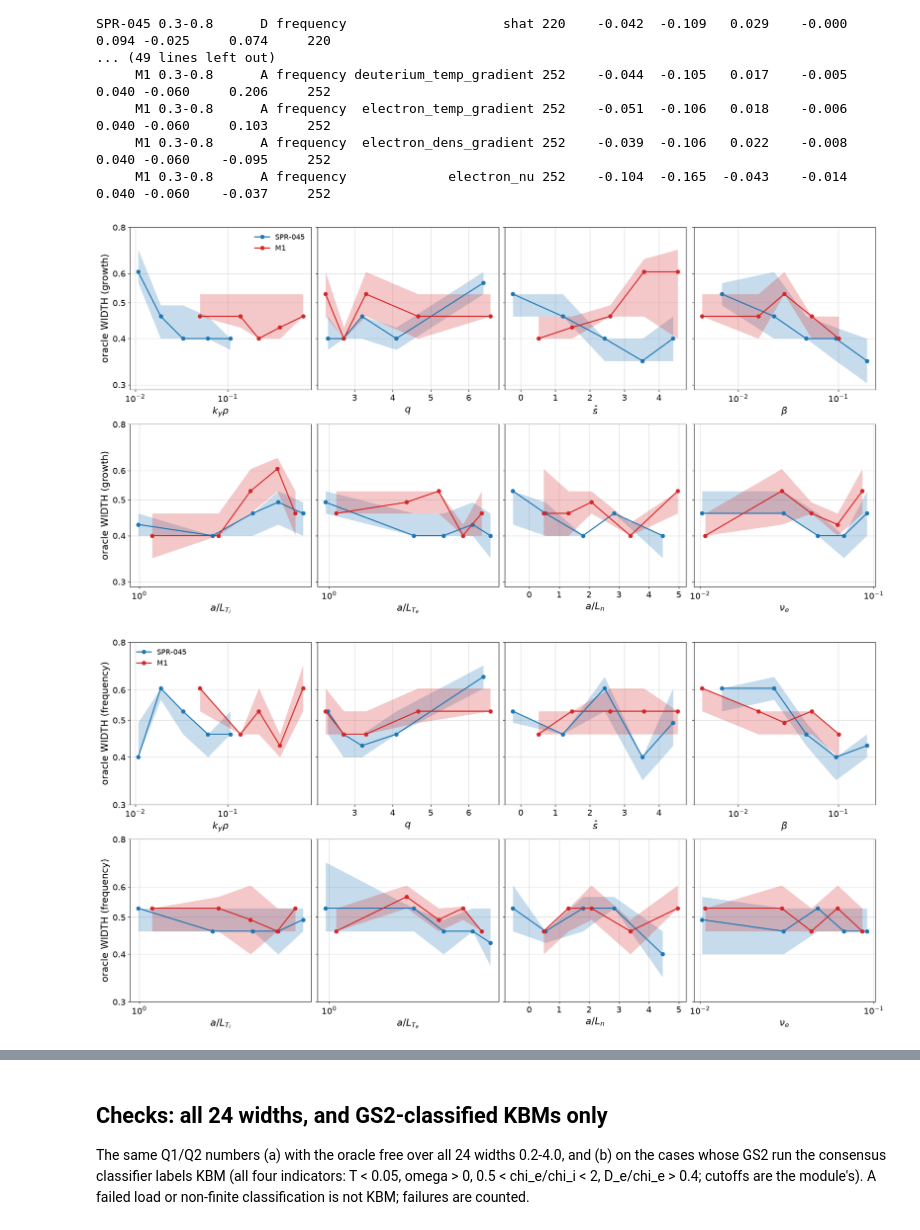
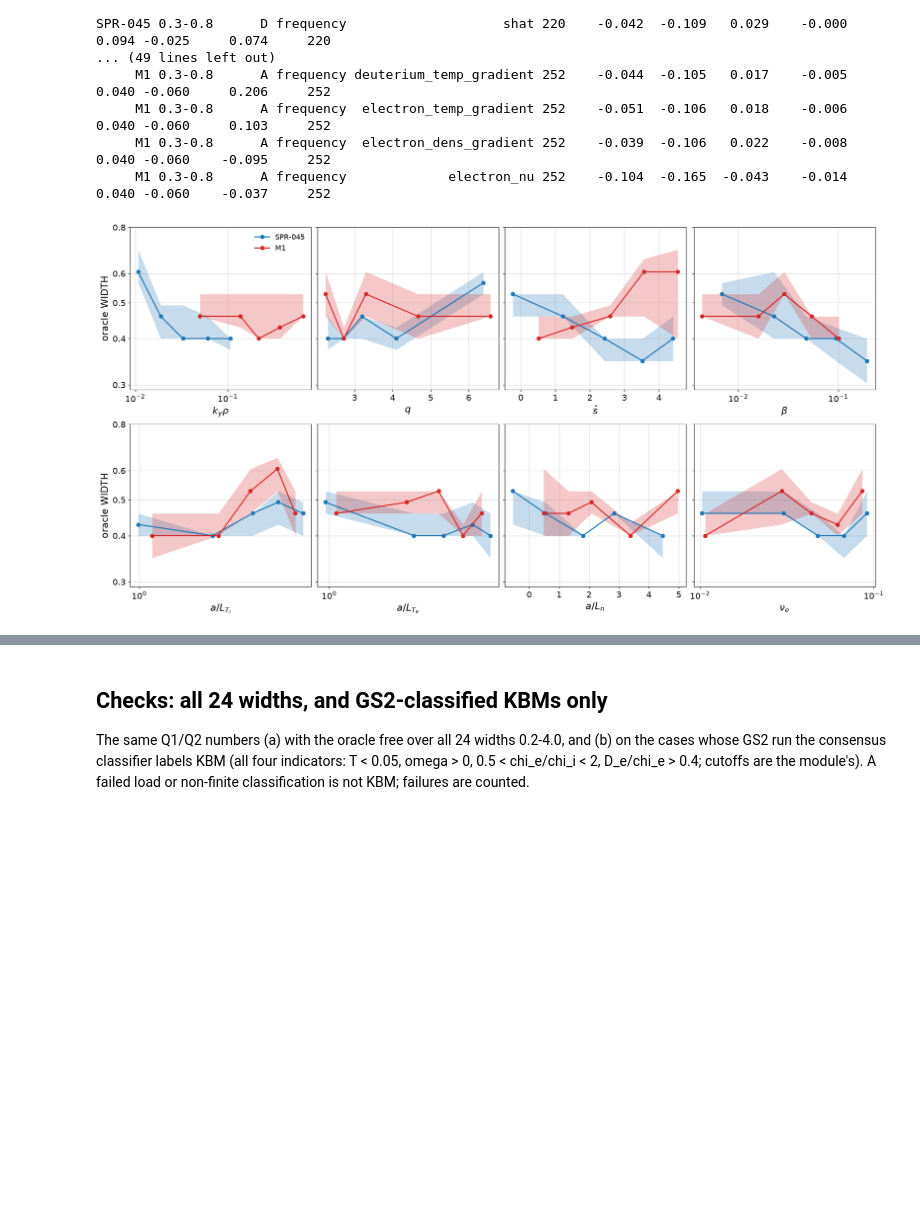
Before and after one commit to FelixWattsYork/General_Analysis, a Jupyter notebook: notebooks/kbm_width_oracle_physics.ipynb, the cells around one changed output, grey strips where cells are left out. Drawn from its saved outputs; the diff is of its cells as text; code cells hidden in the pictures; blank space fills up the shorter version.

```diff
--- a/notebooks/kbm_width_oracle_physics.ipynb
+++ b/notebooks/kbm_width_oracle_physics.ipynb
@@ -380,15 +420,0 @@ plt.show()
-# %%
-fig2, axes2 = plt.subplots(len(targets), len(cases), figsize=(13, 9), sharex=True, squeeze=False)
-for col, (db, res) in enumerate(main.items()):
-    for row, t in enumerate(targets):
-        ax = axes2[row, col]
-        for x, c in ((None, "0.5"), (0.5, "C2"), (0.25, "C1"), (0.10, "C3")):
-            s = np.sort(spread(res, t, "phi", x))
-            s = s[np.isfinite(s)]
-            ax.plot(s, np.arange(1, len(s) + 1) / len(s), color=c, marker="", lw=2, label="all widths" if x is None else f"within {x:.0%} of oracle")
-        ax.axvline(np.log10(2), color="k", ls="--", lw=0.8, marker="")
-        ax.set_ylabel(f"fraction of cases\n({t} oracle)")
-    axes2[0, col].set_title(db, fontsize=fs_title)
-    axes2[-1, col].set_xlabel(r"$\phi$ extent spread, log(max / min)")
-axes2[0, 0].legend(fontsize=fs_legend)
-plt.show()
@@ -397,14 +420,0 @@ plt.show()
-# %%
-fig3, axes3 = plt.subplots(len(fields), len(cases), figsize=(13, 9), sharex=True, squeeze=False)
-for col, (db, res) in enumerate(main.items()):
-    for row, f in enumerate(fields):
-        ax = axes3[row, col]
-        for x, lab, c in ((lr(res["D", "growth"]["ext"][f], res["D", "frequency"]["ext"][f]), "growth / frequency oracle", "C4"),
-                          (lr(res["A", "growth"]["ext"][f], res["D", "growth"]["ext"][f]), "all modes / dominant (growth)", "C0"),
-                          (lr(res["A", "frequency"]["ext"][f], res["D", "frequency"]["ext"][f]), "all modes / dominant (frequency)", "C3")):
-            ax.hist(np.clip(x[np.isfinite(x)], bins[0], bins[-1]), bins=bins, histtype="step", color=c, lw=2, label=lab)
-        ax.set_ylabel(f"cases ({field_labels[f]})")
-    axes3[0, col].set_title(db, fontsize=fs_title)
-    axes3[-1, col].set_xlabel("log(Extent Ratio)")
-axes3[0, 0].legend(fontsize=fs_legend)
-plt.show()
@@ -486,35 +494,32 @@ def binned(x, y):
     mid = np.array([np.median(x[k == i]) for i in range(n_bins)])
     med = np.array([np.median(y[k == i]) for i in range(n_bins)])
     band = np.array([np.percentile([np.median(rng.choice(y[k == i], (k == i).sum())) for _ in range(n_boot)], [16, 84])
                      for i in range(n_bins)])
     return mid, med, band
 
 
 def plot_width_vs_params(res_by_db, o, t, ticks):
     fig, axes = plt.subplots(2, 4, figsize=(18, 9), sharey=True)
     for (db, res), c in zip(res_by_db.items(), ("C0", "C3")):
         w = res["widths"][res[o, t]["jw"]]
         for ax, p in zip(axes.flat, params):
             x = res["params"][p].values
             mid, med, band = binned(x, np.log10(w))
             ax.fill_between(mid, 10 ** band[:, 0], 10 ** band[:, 1], color=c, alpha=0.25, lw=0)
             ax.plot(mid, 10 ** med, color=c, marker="o", label=db)
             ax.set(xscale="log" if all(log_axis(r["params"][p].values) for r in res_by_db.values()) else "linear", yscale="log")
             ax.set_xlabel(param_labels[p])
     for ax in axes[:, 0]:
-        ax.set_ylabel(f"oracle WIDTH ({t})")
+        ax.set_ylabel("oracle WIDTH")
         ax.set_yticks(ticks)
         ax.yaxis.set_major_formatter(StrMethodFormatter("{x:g}"))
     for ax in axes.flat:
         ax.minorticks_off()
     axes[0, 0].legend(fontsize=fs_legend)
     return fig
 
 
 fig4 = plot_width_vs_params(main, "D", "growth", [0.3, 0.4, 0.5, 0.6, 0.8])
 plt.show()
-fig5 = plot_width_vs_params(main, "D", "frequency", [0.3, 0.4, 0.5, 0.6, 0.8])
-plt.show()
 # %% [output]
-[figure, old version]
+[figure, new version]
-[figure, removed]
```
Also changed, not shown: parts of 9 cells of this notebook.
